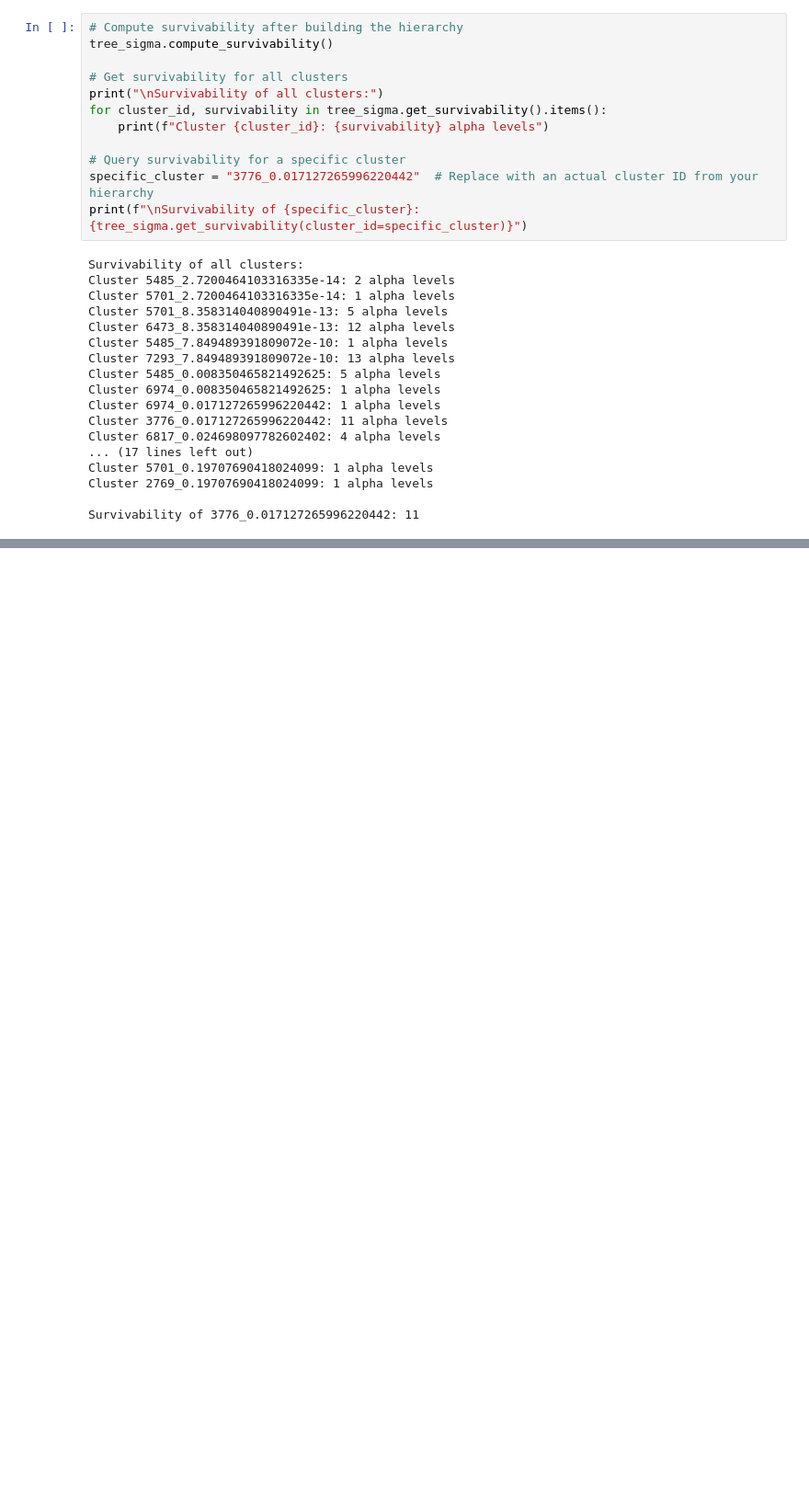
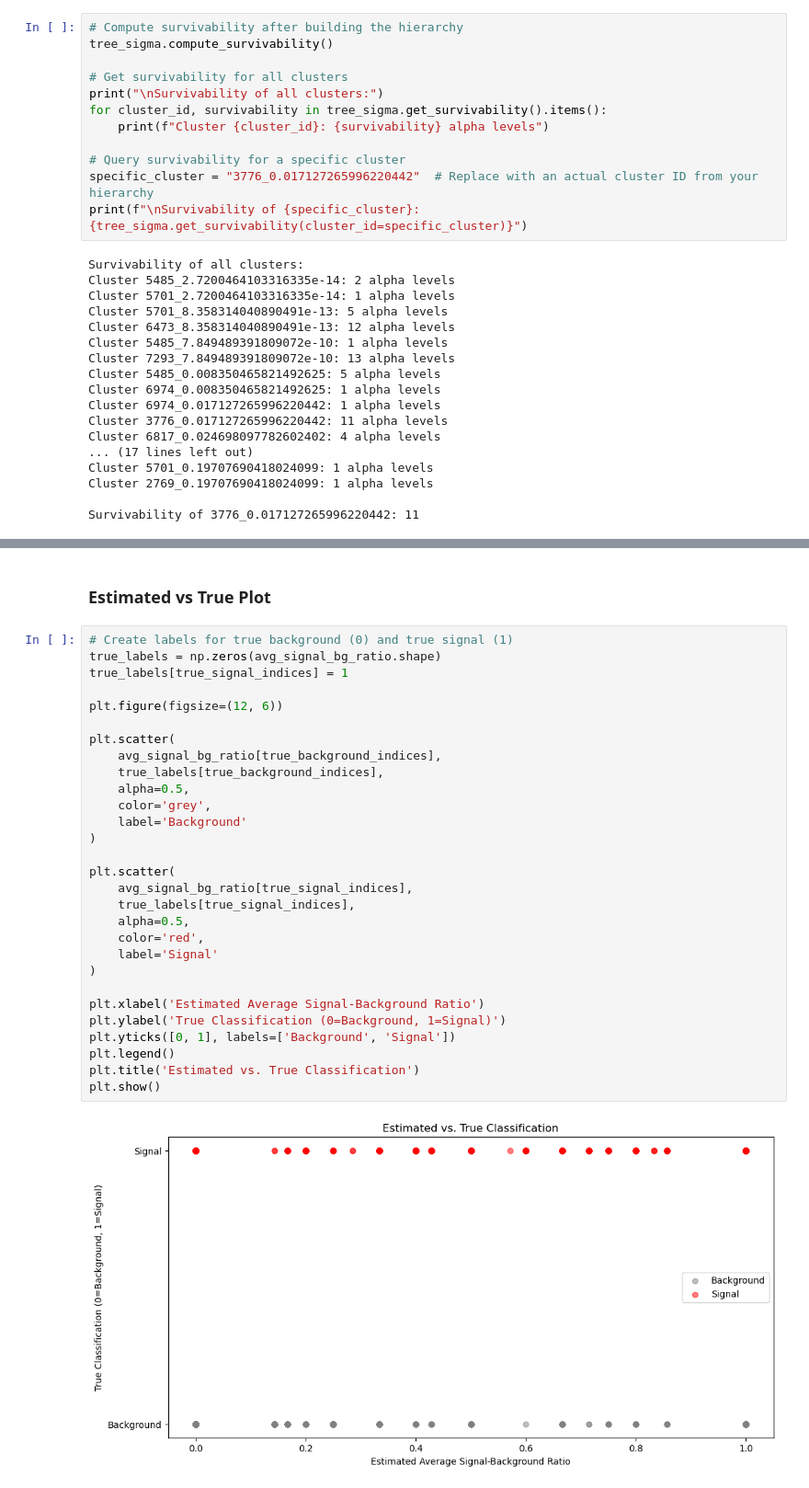
Before and after one commit to ratzenboe/local-clustering, a Jupyter notebook: use_treesigma.ipynb, the cells around one changed output, grey strips where cells are left out. Shown at 92% size. Drawn from its saved outputs; the diff is of its cells as text; blank space fills up the shorter version.

```diff
--- a/use_treesigma.ipynb
+++ b/use_treesigma.ipynb
@@ -363,0 +619,33 @@ Survivability of 3776_0.017127265996220442: 11
+# %% [markdown]
+### Estimated vs True Plot
+# %%
+# Create labels for true background (0) and true signal (1)
+true_labels = np.zeros(avg_signal_bg_ratio.shape)
+true_labels[true_signal_indices] = 1
+
+plt.figure(figsize=(12, 6))
+
+plt.scatter(
+    avg_signal_bg_ratio[true_background_indices],
+    true_labels[true_background_indices],
+    alpha=0.5,
+    color='grey',
+    label='Background'
+)
+
+plt.scatter(
+    avg_signal_bg_ratio[true_signal_indices],
+    true_labels[true_signal_indices],
+    alpha=0.5,
+    color='red',
+    label='Signal'
+)
+
+plt.xlabel('Estimated Average Signal-Background Ratio')
+plt.ylabel('True Classification (0=Background, 1=Signal)')
+plt.yticks([0, 1], labels=['Background', 'Signal'])
+plt.legend()
+plt.title('Estimated vs. True Classification')
+plt.show()
+# %% [output]
+[figure, added]
```
Also changed, not shown: parts of 18 cells of this notebook.
